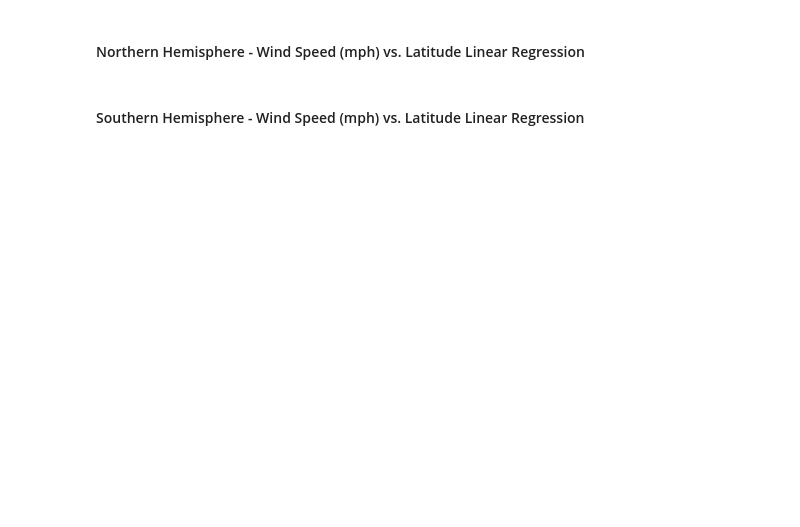
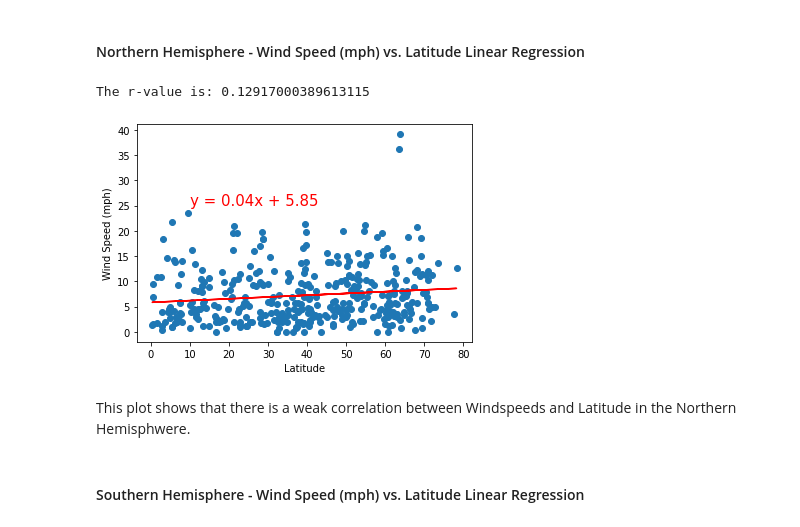
Before and after one commit to serenaremlang/python-api-challenge, a Jupyter notebook: WeatherPy.ipynb, the cells around one changed output. Drawn from its saved outputs; the diff is of its cells as text; code cells hidden in the pictures; blank space fills up the shorter version.

```diff
--- a/WeatherPy.ipynb
+++ b/WeatherPy.ipynb
@@ -358,17 +432,22 @@ plt.show()
 # %%
 x_values = north_df['Lat']
 y_values = north_df['Wind Speed']
 (slope, intercept, rvalue, pvalue, stderr) = linregress(x_values, y_values)
 regress_values = x_values * slope + intercept
 line_eq = "y = " + str(round(slope,2)) + "x + " + str(round(intercept,2))
 plt.scatter(x_values,y_values)
 plt.plot(x_values,regress_values,"r-")
-plt.annotate(line_eq,(10,40),fontsize=15,color="red")
+plt.annotate(line_eq,(10,25),fontsize=15,color="red")
 plt.xlabel('Latitude')
 plt.ylabel('Wind Speed (mph)')
 print(f"The r-value is: {rvalue}")
 plt.savefig("images/north_lat_windspeed_regression.png")
 plt.show()
+# %% [output]
+The r-value is: 0.12917000389613115
+[figure, added]
+# %% [markdown]
+This plot shows that there is a weak correlation between Windspeeds and Latitude in the Northern Hemisphwere.
 # %% [markdown]
 ####  Southern Hemisphere - Wind Speed (mph) vs. Latitude Linear Regression
 # %%
```
Also changed, not shown: parts of 23 cells of this notebook, 13 other files.
